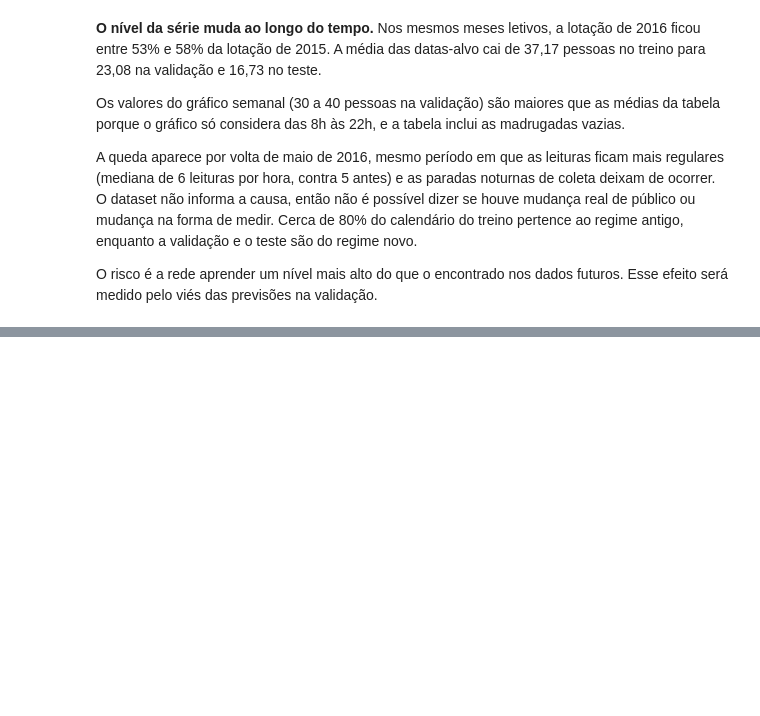
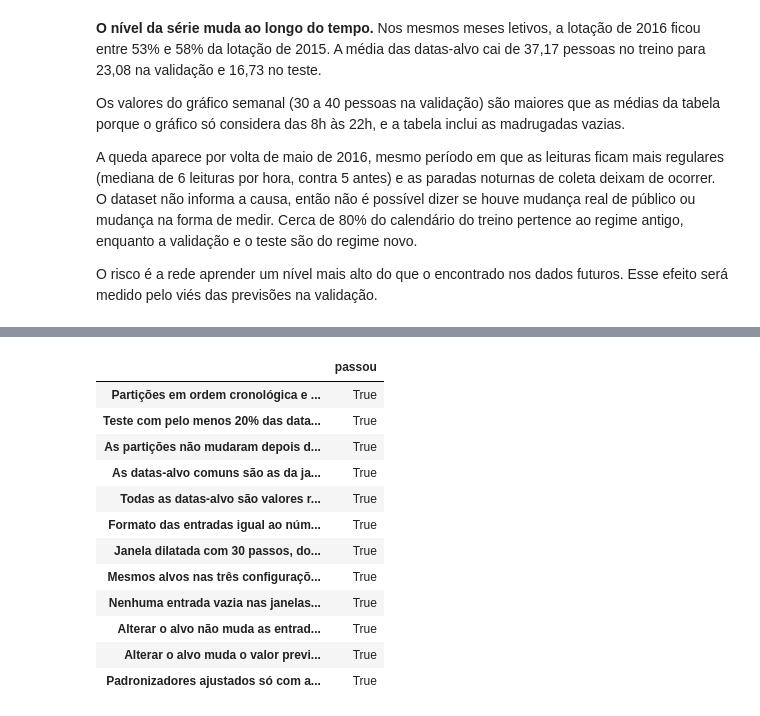
Before and after one commit to GabrielcMiranda/gym-crowndedness-forecasting, a Jupyter notebook: notebooks/02_previsao_lotacao_lstm.ipynb, the cells around one changed output, grey strips where cells are left out. Drawn from its saved outputs; the diff is of its cells as text; code cells hidden in the pictures; blank space fills up the shorter version.

```diff
--- a/notebooks/02_previsao_lotacao_lstm.ipynb
+++ b/notebooks/02_previsao_lotacao_lstm.ipynb
@@ -787,0 +874,81 @@ O risco é a rede aprender um nível mais alto do que o encontrado nos dados fut
+# %%
+probe_date = pd.DatetimeIndex([partitions["validação"][0]])
+probe_frame = hourly.copy()
+probe_frame.loc[probe_date, "people_observed"] += 50
+probe_frame["people"] = fill_with_profile(probe_frame, training_end)
+all_features = BASE_FEATURES + OPTIONAL_FEATURES
+
+first_training_dates = partitions["treino"][:3]
+dilated_inputs, _ = build_examples(hourly, first_training_dates, WINDOW_CONFIGS["dilatada_24h_7d"])
+first_date = first_training_dates[0]
+oldest_value = hourly.loc[first_date - pd.Timedelta(hours=168), "people"]
+newest_value = hourly.loc[first_date - pd.Timedelta(hours=1), "people"]
+
+training_temperature_count = int(hourly.loc[:training_end, "people_observed"].notna().sum())
+
+leakage_checks = {
+    "Partições em ordem cronológica e sem sobreposição": (
+        partitions["treino"].max() < partitions["validação"].min()
+        and partitions["validação"].max() < partitions["teste"].min()
+    ),
+    "Teste com pelo menos 20% das datas-alvo": len(partitions["teste"]) / len(common_target_hours) >= 0.2,
+    "As partições não mudaram depois de combinar as três configurações": all(
+        partitions[name].equals(partitions_before_windows[name]) for name in partitions
+    ),
+    "As datas-alvo comuns são as da janela contínua de 168h": common_target_hours.equals(targets_by_config["continua_168h"]),
+    "Todas as datas-alvo são valores realmente observados": hourly.loc[common_target_hours, "people_observed"].notna().all(),
+    "Formato das entradas igual ao número de passos de cada configuração": all(
+        build_examples(hourly, first_training_dates, lags)[0].shape == (3, len(lags), len(BASE_FEATURES))
+        for lags in WINDOW_CONFIGS.values()
+    ),
+    "Janela dilatada com 30 passos, do mais antigo (168h) ao mais recente (1h)": (
+        len(WINDOW_CONFIGS["dilatada_24h_7d"]) == 30
+        and np.isclose(dilated_inputs[0, 0, 0], scaler.transform([[oldest_value]])[0, 0])
+        and np.isclose(dilated_inputs[0, -1, 0], scaler.transform([[newest_value]])[0, 0])
+    ),
+    "Mesmos alvos nas três configurações em cada partição": all(
+        np.array_equal(examples["continua_24h"][part][1], examples[name][part][1])
+        for name in WINDOW_CONFIGS
+        for part in ["treino", "validação"]
+    ),
+    "Nenhuma entrada vazia nas janelas, com e sem atributos opcionais": all(
+        np.isfinite(build_examples(hourly, partitions[part], lags, features)[0]).all()
+        for lags in WINDOW_CONFIGS.values()
+        for features in [BASE_FEATURES, all_features]
+        for part in ["treino", "validação"]
+    ),
+    "Alterar o alvo não muda as entradas, em nenhuma configuração": all(
+        np.array_equal(
+            build_examples(hourly, probe_date, lags, features)[0],
+            build_examples(probe_frame, probe_date, lags, features)[0],
+        )
+        for lags in WINDOW_CONFIGS.values()
+        for features in [BASE_FEATURES, all_features]
+    ),
+    "Alterar o alvo muda o valor previsto como alvo": not np.array_equal(
+        build_examples(hourly, probe_date, WINDOW_CONFIGS["continua_24h"])[1],
+        build_examples(probe_frame, probe_date, WINDOW_CONFIGS["continua_24h"])[1],
+    ),
+    "Padronizadores ajustados só com as observações de treino": (
+        scaler.n_samples_seen_ == training_observed.notna().sum()
+        and np.isclose(scaler.mean_[0], training_observed.dropna().mean())
+        and temperature_scaler.n_samples_seen_ == training_temperature_count
+    ),
+}
+assert all(leakage_checks.values())
+
+pd.Series(leakage_checks, name="passou").to_frame()
+# %% [output]
+|  | passou |
+| Partições em ordem cronológica e ... | True |
+| Teste com pelo menos 20% das data... | True |
+| As partições não mudaram depois d... | True |
+| As datas-alvo comuns são as da ja... | True |
+| Todas as datas-alvo são valores r... | True |
+| Formato das entradas igual ao núm... | True |
+| Janela dilatada com 30 passos, do... | True |
+| Mesmos alvos nas três configuraçõ... | True |
+| Nenhuma entrada vazia nas janelas... | True |
+| Alterar o alvo não muda as entrad... | True |
+| Alterar o alvo muda o valor previ... | True |
+| Padronizadores ajustados só com a... | True |
```
Also changed, not shown: parts of 2 cells of this notebook.
